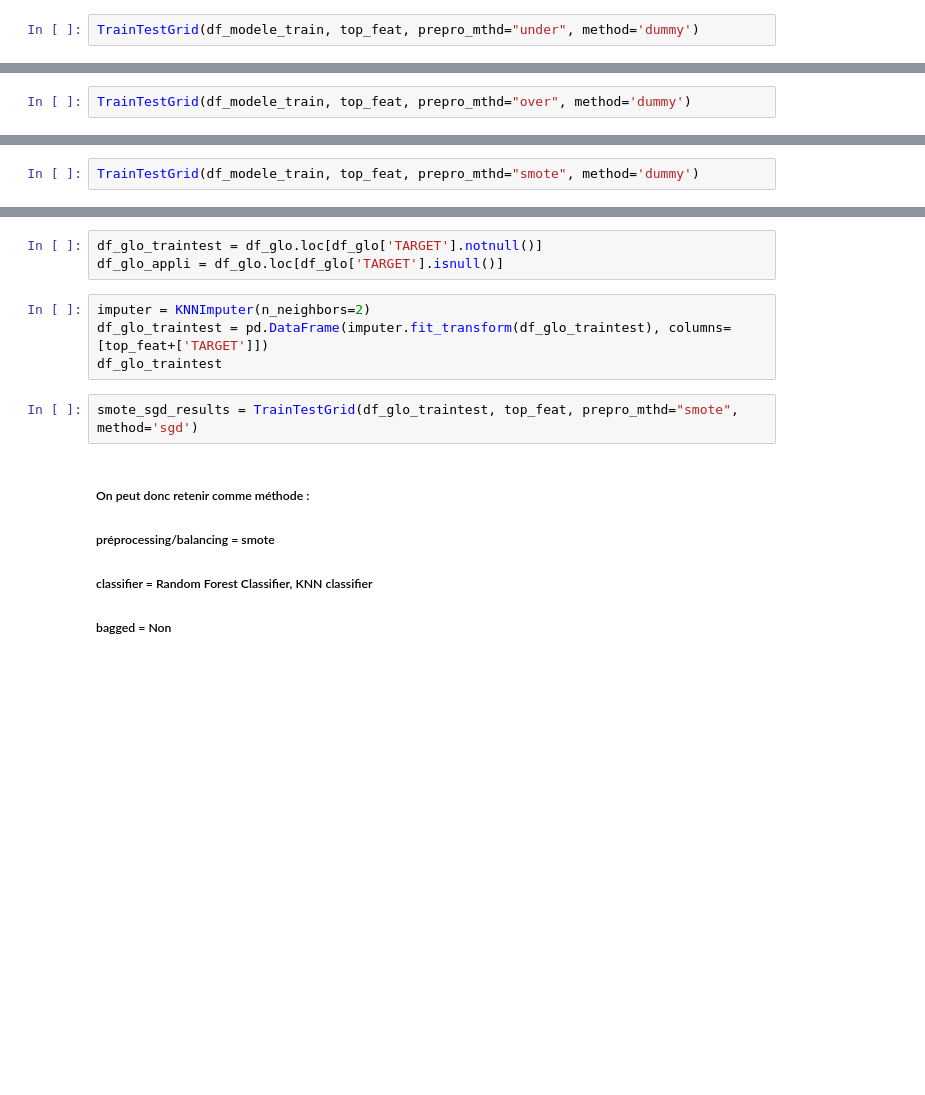
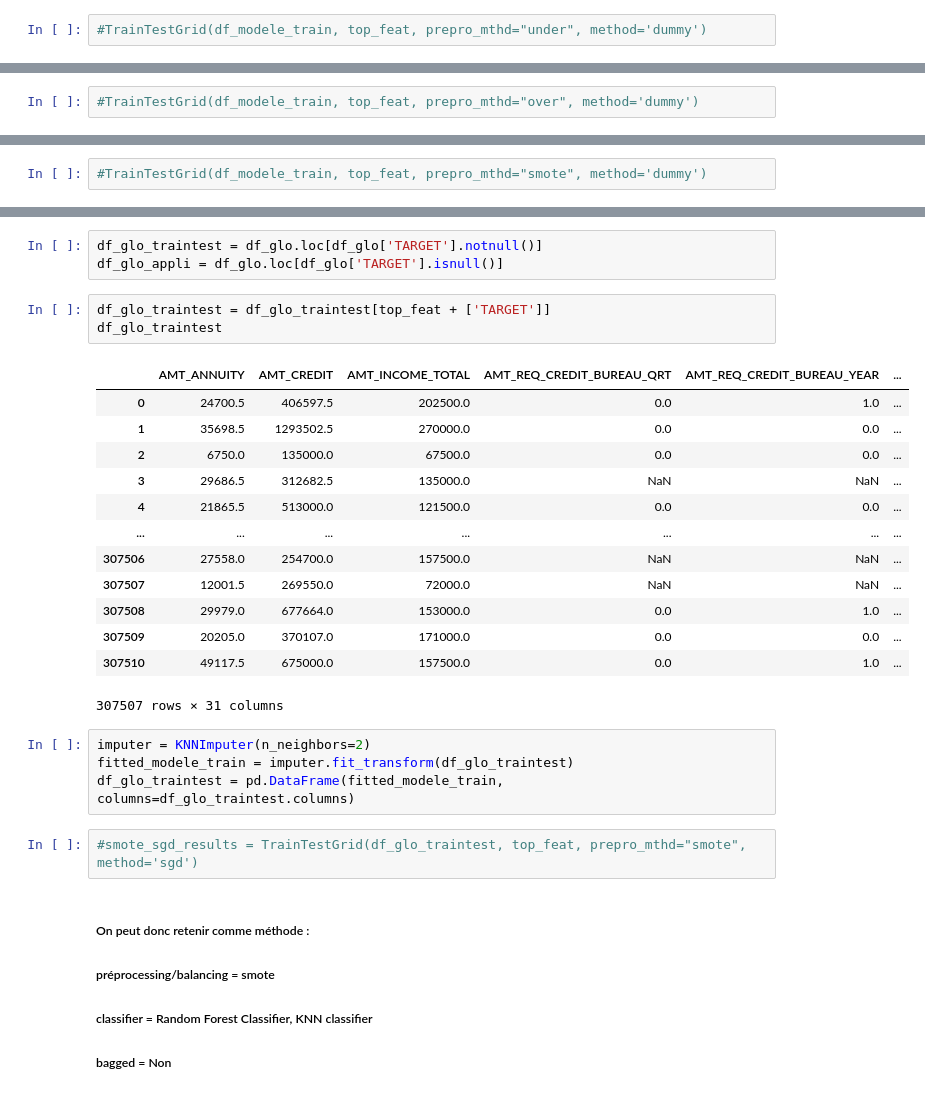
Before and after one commit to aboustev/OPC-Project_7, a Jupyter notebook: 04_NOTEBOOKS/P7_analyse_et_classification.ipynb, the cells around one changed output, grey strips where cells are left out. Saved outputs shown, nothing was run; the diff lists cells and outputs as text; blank space fills up the shorter version.

```diff
--- a/04_NOTEBOOKS/P7_analyse_et_classification.ipynb
+++ b/04_NOTEBOOKS/P7_analyse_et_classification.ipynb
@@ -199,4 +204,4 @@ plt.show()
 # %% [markdown]
 ### Undersampling
 # %%
-TrainTestGrid(df_modele_train, top_feat, prepro_mthd="under", method='dummy')
+#TrainTestGrid(df_modele_train, top_feat, prepro_mthd="under", method='dummy')
@@ -216,5 +214,5 @@ under_rfc_results = TrainTestGrid(df_modele_train, top_feat, prepro_mthd="under"
 # %% [markdown]
 ### Oversampling
 # %%
-TrainTestGrid(df_modele_train, top_feat, prepro_mthd="over", method='dummy')
+#TrainTestGrid(df_modele_train, top_feat, prepro_mthd="over", method='dummy')
 # %%
@@ -226,6 +222,6 @@ over_rfc_results = TrainTestGrid(df_modele_train, top_feat, prepro_mthd="over",
 # %% [markdown]
 ### SMOTE
 # %%
-TrainTestGrid(df_modele_train, top_feat, prepro_mthd="smote", method='dummy')
+#TrainTestGrid(df_modele_train, top_feat, prepro_mthd="smote", method='dummy')
 # %%
 smote_lgbm_results = TrainTestGrid(df_modele_train, top_feat, prepro_mthd="smote", method='lgbm')
@@ -240,12 +251,29 @@ df_glo = main(test_importance=False)
 # %%
 df_glo_traintest = df_glo.loc[df_glo['TARGET'].notnull()]
 df_glo_appli = df_glo.loc[df_glo['TARGET'].isnull()]
+# %%
+df_glo_traintest = df_glo_traintest[top_feat + ['TARGET']]
+df_glo_traintest
+# %% [output]
+|  | AMT_ANNUITY | AMT_CREDIT | AMT_INCOME_TOTAL | AMT_REQ_CREDIT_BUREAU_QRT | AMT_REQ_CREDIT_BUREAU_YEAR | ... |
+| 0 | 24700.5 | 406597.5 | 202500.0 | 0.0 | 1.0 | ... |
+| 1 | 35698.5 | 1293502.5 | 270000.0 | 0.0 | 0.0 | ... |
+| 2 | 6750.0 | 135000.0 | 67500.0 | 0.0 | 0.0 | ... |
+| 3 | 29686.5 | 312682.5 | 135000.0 | NaN | NaN | ... |
+| 4 | 21865.5 | 513000.0 | 121500.0 | 0.0 | 0.0 | ... |
+| ... | ... | ... | ... | ... | ... | ... |
+| 307506 | 27558.0 | 254700.0 | 157500.0 | NaN | NaN | ... |
+| 307507 | 12001.5 | 269550.0 | 72000.0 | NaN | NaN | ... |
+| 307508 | 29979.0 | 677664.0 | 153000.0 | 0.0 | 1.0 | ... |
+| 307509 | 20205.0 | 370107.0 | 171000.0 | 0.0 | 0.0 | ... |
+| 307510 | 49117.5 | 675000.0 | 157500.0 | 0.0 | 1.0 | ... |
+307507 rows × 31 columns
 # %%
 imputer = KNNImputer(n_neighbors=2)
-df_glo_traintest = pd.DataFrame(imputer.fit_transform(df_glo_traintest), columns=[top_feat+['TARGET']])
-df_glo_traintest
+fitted_modele_train = imputer.fit_transform(df_glo_traintest)
+df_glo_traintest = pd.DataFrame(fitted_modele_train, columns=df_glo_traintest.columns)
 # %%
-smote_sgd_results = TrainTestGrid(df_glo_traintest, top_feat, prepro_mthd="smote", method='sgd')
+#smote_sgd_results = TrainTestGrid(df_glo_traintest, top_feat, prepro_mthd="smote", method='sgd')
 # %% [markdown]
 ##### On peut donc retenir comme méthode :
 ##### préprocessing/balancing = smote
```
Also changed, not shown: parts of 31 cells of this notebook, 11 other files.
